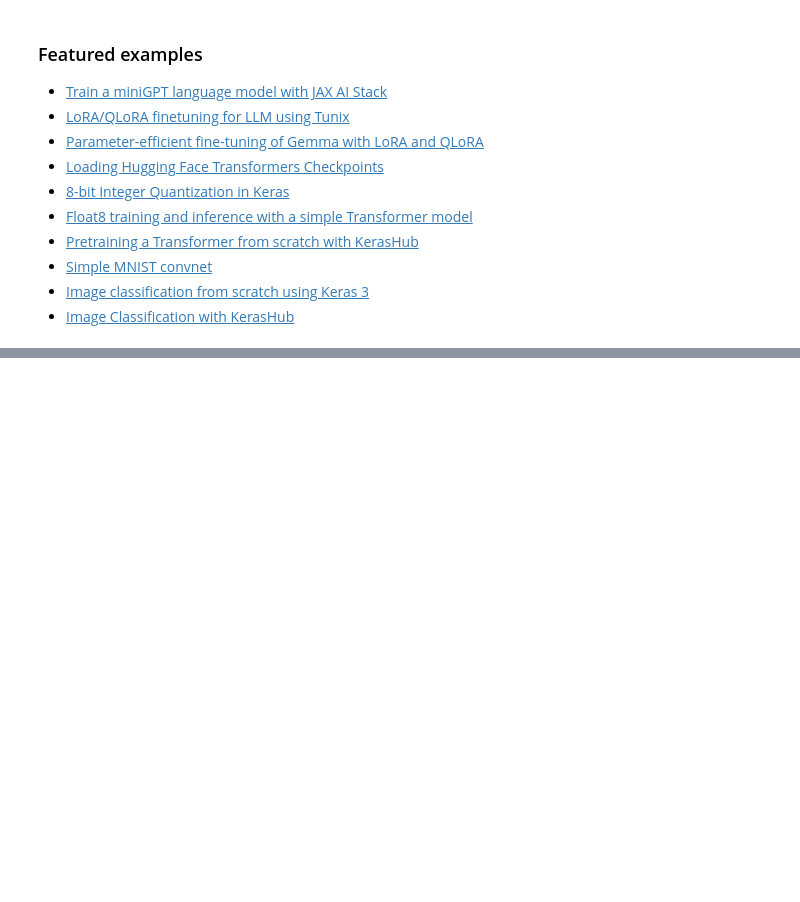
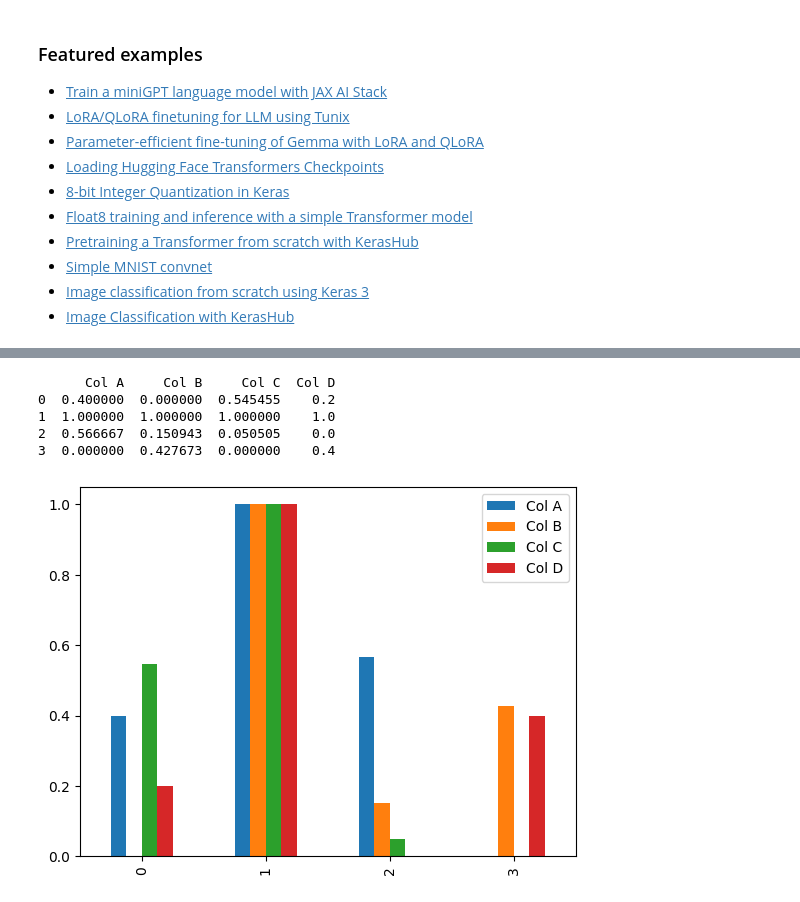
Before and after one commit to krishnananda644-max/krishna-ml-lab, a Jupyter notebook: Welcome_To_Colab.ipynb, the cells around one changed output, grey strips where cells are left out. Drawn from its saved outputs; the diff is of its cells as text; code cells hidden in the pictures; blank space fills up the shorter version.

```diff
--- a/Welcome_To_Colab.ipynb
+++ b/Welcome_To_Colab.ipynb
@@ -355,0 +259,16 @@ These are a few of the notebooks related to Machine Learning, including Google's
+# %%
+scaled = df.copy()
+
+for column in scaled.columns:
+    scaled[column] = (scaled[column] - scaled[column].min()) / (scaled[column].max() - scaled[column].min())
+
+print(scaled)
+scaled.plot(kind='bar')
+plt.show()
+# %% [output]
+      Col A     Col B     Col C  Col D
+0  0.400000  0.000000  0.545455    0.2
+1  1.000000  1.000000  1.000000    1.0
+2  0.566667  0.150943  0.050505    0.0
+3  0.000000  0.427673  0.000000    0.4
+[figure, added]
```
Also changed, not shown: parts of 25 cells of this notebook.
